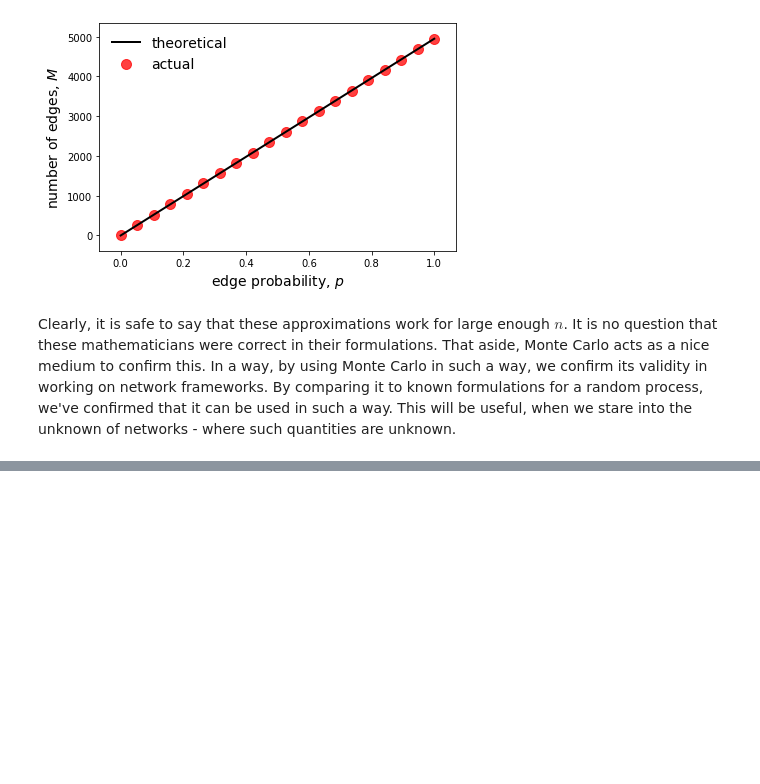
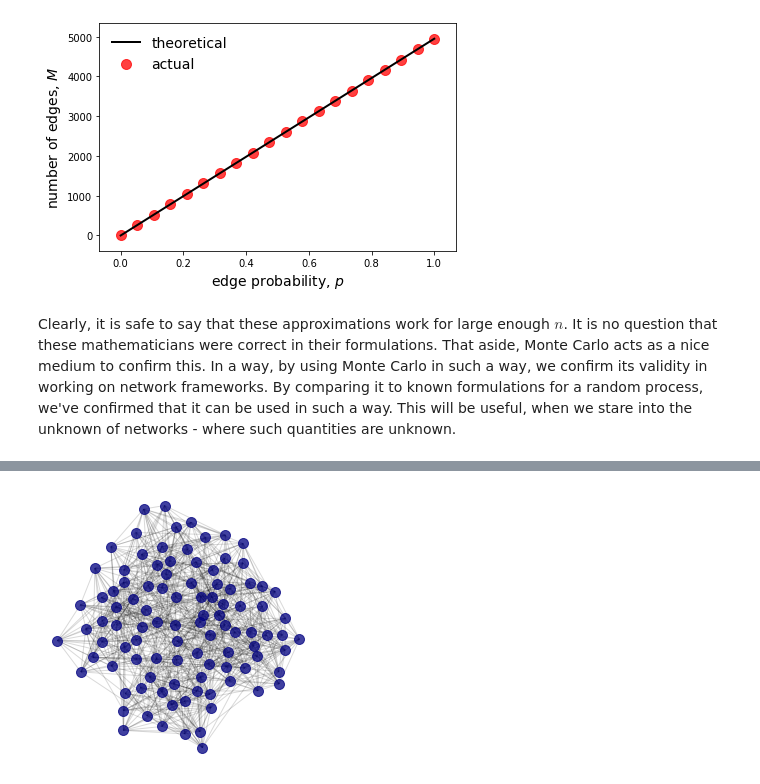
Before and after one commit to ubsuny/MC_RandomNetworks-RaspiZero, a Jupyter notebook: monte_carlo_simulations.ipynb, the cells around one changed output, grey strips where cells are left out. Saved outputs shown, nothing was run; the diff lists cells and outputs as text; code cells hidden in the pictures; blank space fills up the shorter version.

```diff
--- a/monte_carlo_simulations.ipynb
+++ b/monte_carlo_simulations.ipynb
@@ -131,0 +189,4 @@ Clearly, it is safe to say that these approximations work for large enough $n$.
+# %%
+fig, ax = G.plot_networkx()
+# %% [output]
+[figure, added]
```
Also changed, not shown: parts of 20 cells of this notebook, 2 other files.
